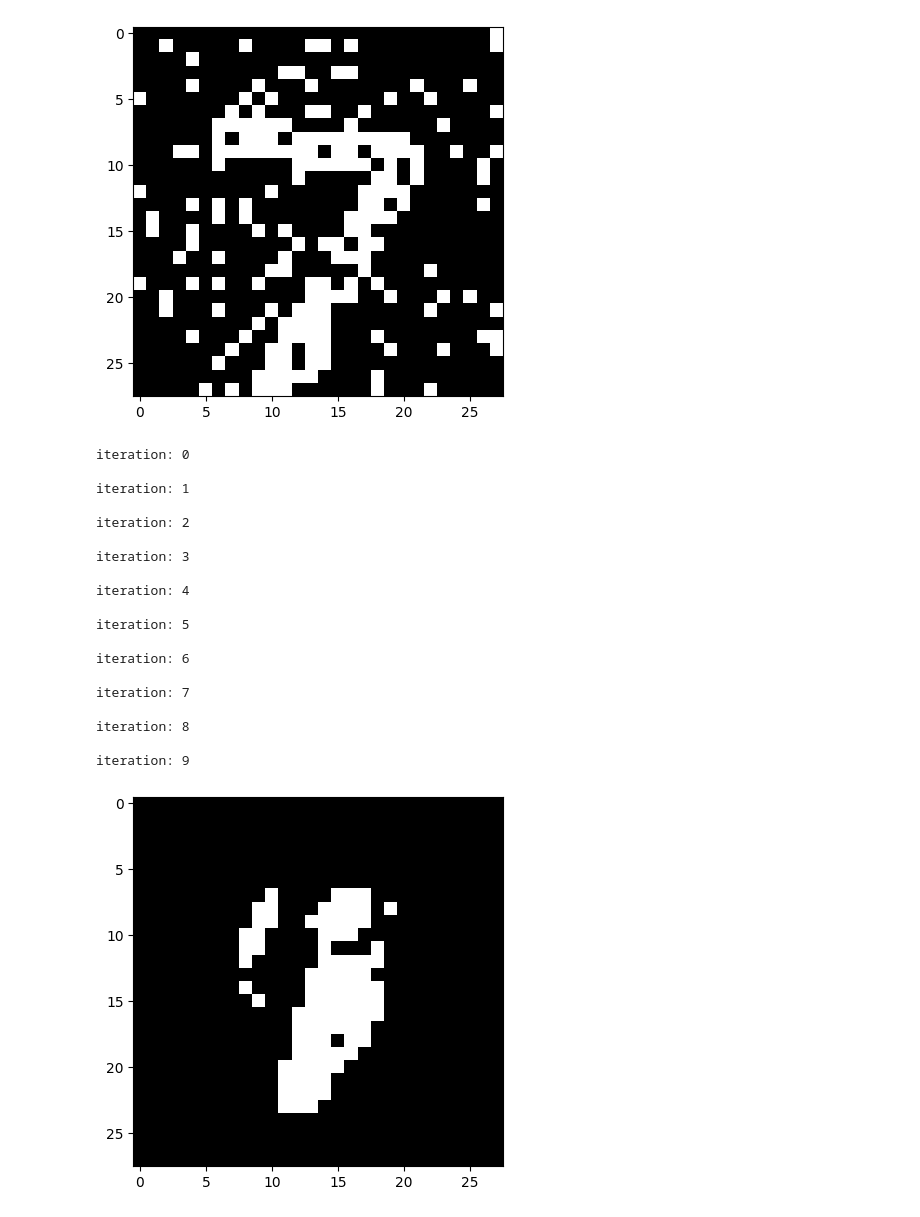
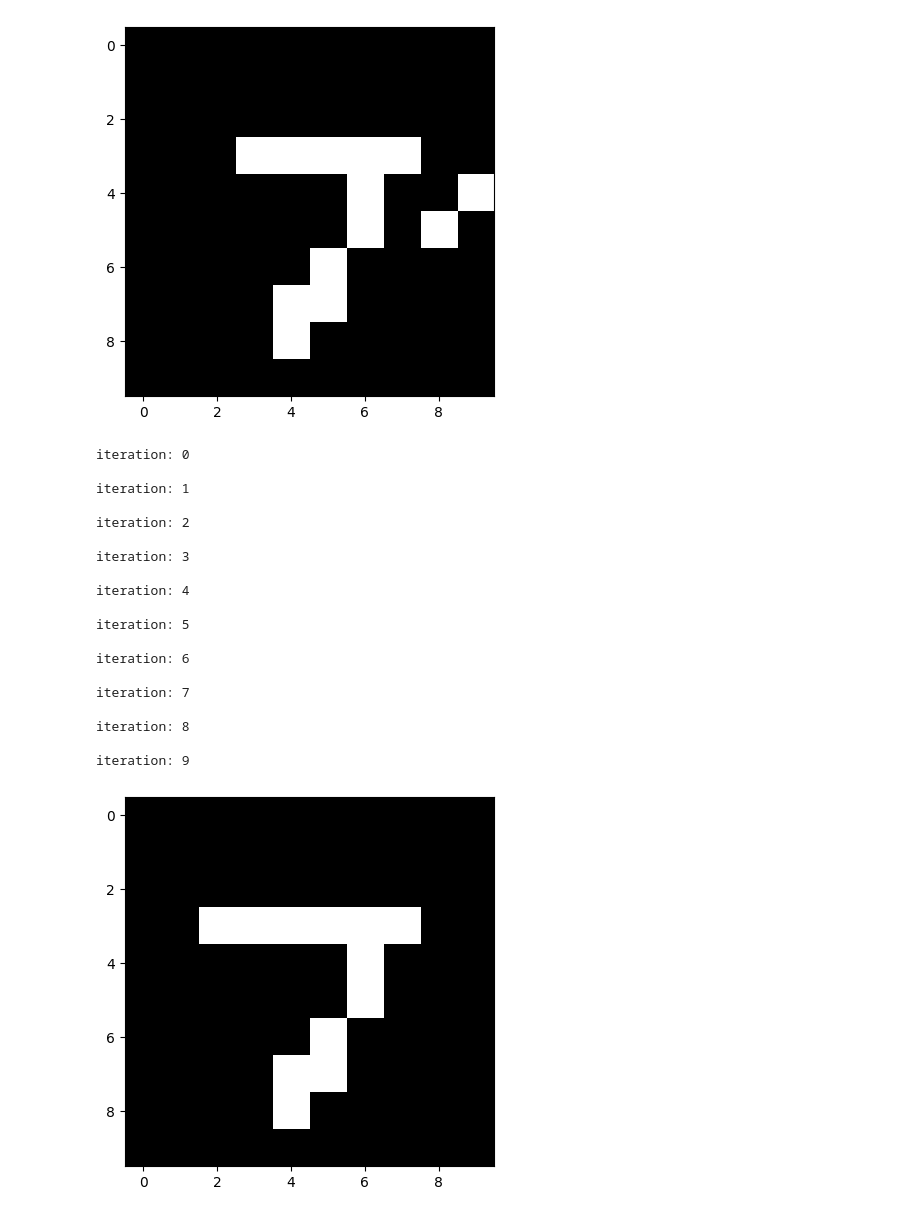
Before and after one commit to hirozouu/Hopfield_Network, a Jupyter notebook: main.ipynb, the cells around one changed output. Saved outputs shown, nothing was run; the diff lists cells and outputs as text; code cells hidden in the pictures.

```diff
--- a/main.ipynb
+++ b/main.ipynb
@@ -6,6 +6,18 @@ import process_mnist
 from network import Hopfield_Network
 # %%
 data = np.loadtxt("./data/mnist_test.csv", delimiter=',')
+labels = data[:, 0]
+
+height = 28
+width = 28
+
+data = data[:, 1:].reshape((-1, height, width))
+data = data[:, ::3, ::3]
+
+height = len(data[0])
+width = len(data[0, 0])
+
+print(labels.shape)
 print(data.shape)
 
 # binarize data
@@ -14,5 +26,5 @@ thresh = 0
 data_bin = (data > thresh) * maxval
 data_bin = np.where(data==0, -1.0, 1.0)
 
-process_mnist.get_image(data_bin[0, 1:])
+process_mnist.get_image(data_bin[0])
 # %% [output]
@@ -21,18 +34,18 @@ process_mnist.get_image(data_bin[0, 1:])
 # %%
-model = Hopfield_Network(len(data_bin[0])-1)
+model = Hopfield_Network(height*width)
 
-model.fit(data_bin[0:2, 1:])
+model.fit(data_bin[0:2].reshape(-1, height*width))
 
-noisy_data = data_bin[0, 1:].copy()
-noisy_data += np.random.normal(0, 1, noisy_data.shape)
+noisy_data = data_bin[0].copy()
+noisy_data += np.random.normal(0, 0.5, noisy_data.shape)
 noisy_data = np.where(noisy_data > 0, 1, -1)
 process_mnist.get_image(noisy_data)
 
 y = model.predict(noisy_data)
-process_mnist.get_image(y)
+process_mnist.get_image(y.reshape((height, width)))
 model.plot_energies()
 # %% [output]
-[figure, old version]
+[figure, new version]
 iteration: 0
 
 iteration: 1
@@ -52,4 +65,4 @@ iteration: 7
 iteration: 8
 
 iteration: 9
-[figure, old version]
+[figure, new version]
```
Also changed, not shown: parts of 2 cells of this notebook, 2 other files.
